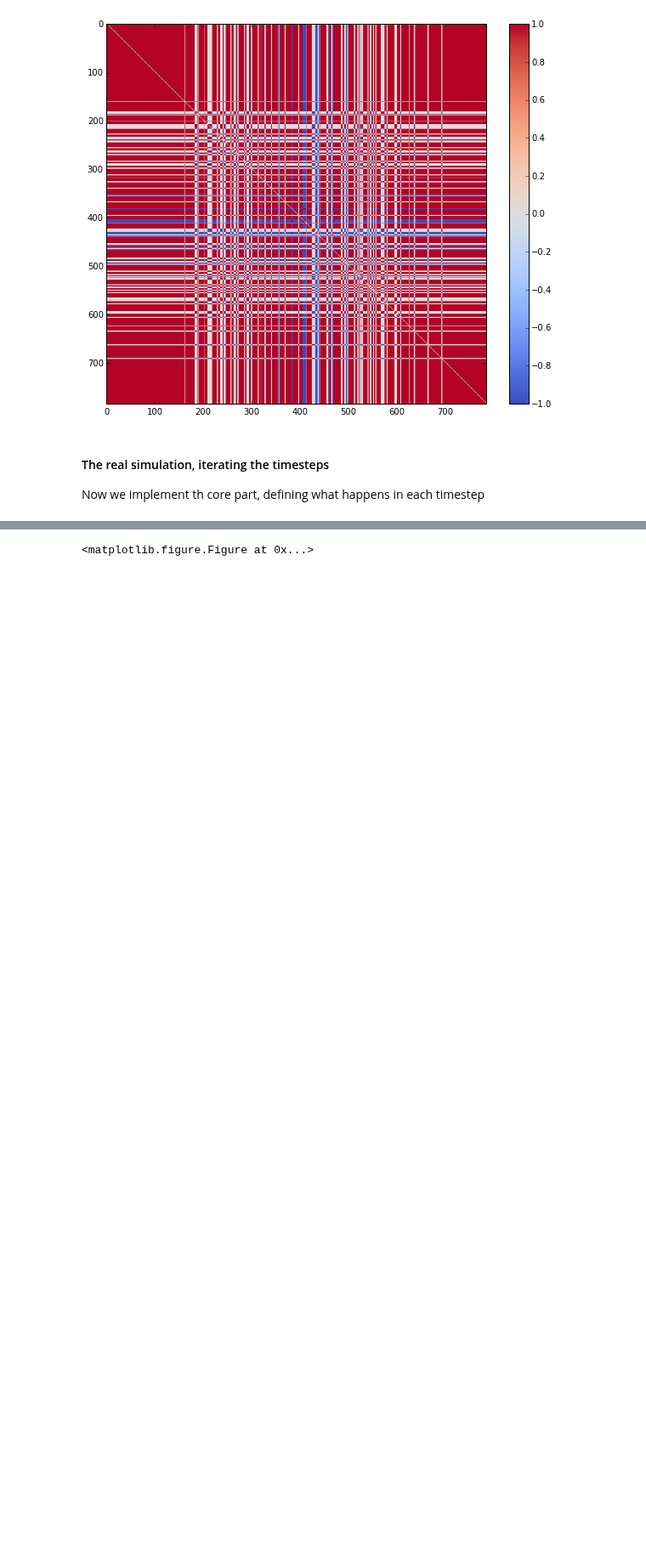
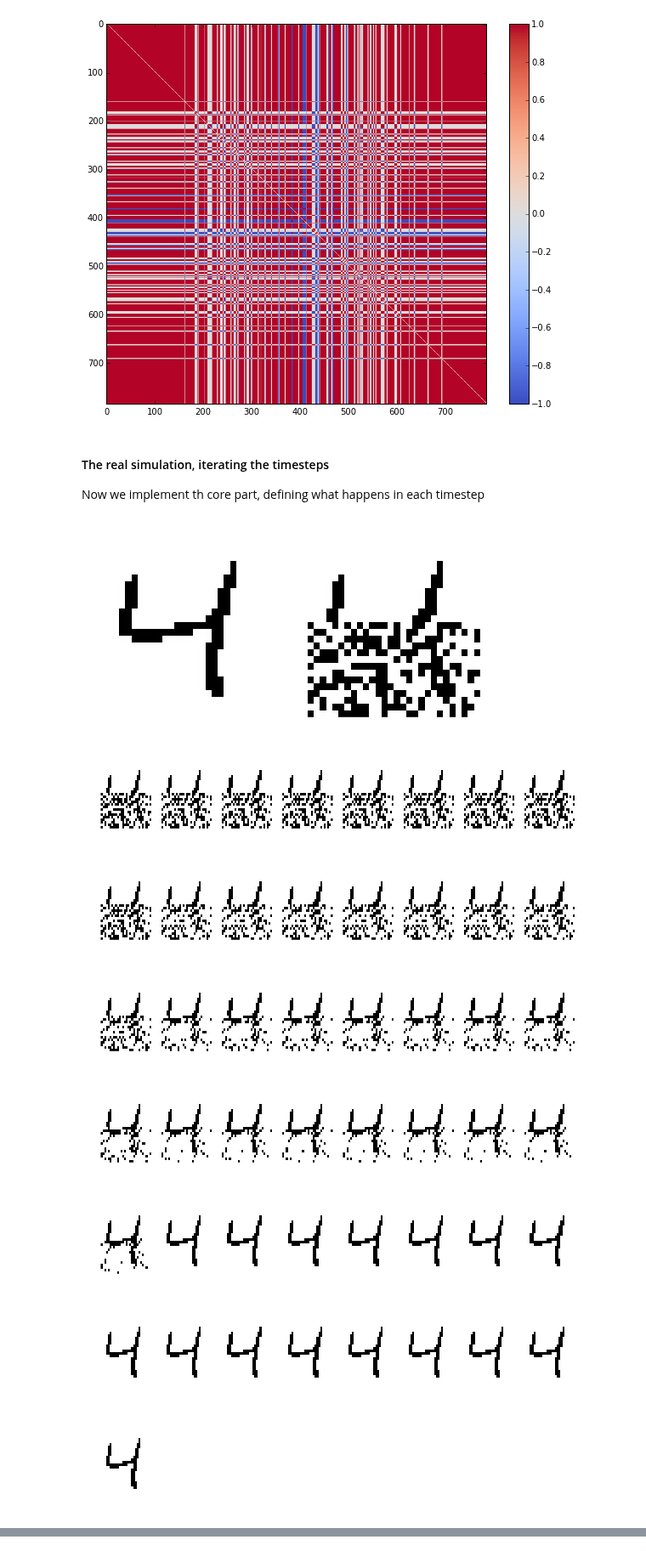
Before and after one commit to cecconeurale/neunet-basics, a Jupyter notebook: course/hopfield.ipynb, the cells around one changed output, grey strips where cells are left out. Shown at 85% size. Cells and saved outputs as stored; diff of their text form; code cells hidden in the pictures; blank space fills up the shorter version.

```diff
--- a/course/hopfield.ipynb
+++ b/course/hopfield.ipynb
@@ -232,7 +232,8 @@ stime = 1000
 for target_index in [0,1] :
 
     # first copy the original pattern
-    x = patterns[target_index].copy()
+    target = patterns[target_index]
+    x = target.copy()
     # then modify the second half of the image
     # putting random binary values
     x[(n/2):] = sign(randn(n/2))
@@ -276,30 +277,38 @@ for target_index in [0,1] :
         E[t] = -0.5*dot(x,dot(W,x))
 
         #--------------------------------------------------
         #--- PLOTTING -------------------------------------
         #--------------------------------------------------
         current_window = t%windows +1
         # we plot each 20th step
         if win_count%20 == 0 :
 
             # change row at each 'windows'th plot
             if current_window == 1 :
                 fig = figure(figsize=(10,1.5))
 
             plot_img( to_mat(x), fig, current_window )
 
             if current_window == windows :
                 show()
 
         win_count += (t%windows == 0)
         #--------------------------------------------------
         #--------------------------------------------------
 
 
     # plot the energy
     figure(figsize=(10,4))
     title("Energy")
     plot(E, linewidth = 3)
     gca().yaxis.set_visible(False)
     show()
 # %% [output]
+[figure, added]
+[figure, added]
+[figure, added]
+[figure, added]
+[figure, added]
+[figure, added]
+[figure, added]
+[figure, added]
@@ -307 +319,0 @@ NameError: name 'target' is not defined
-<matplotlib.figure.Figure at 0x...>
```
Also changed, not shown: parts of 1 cell of this notebook.
